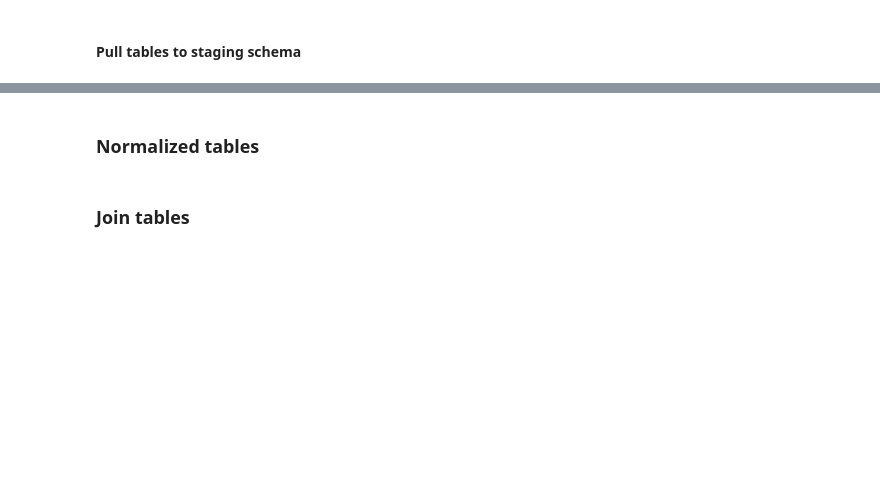
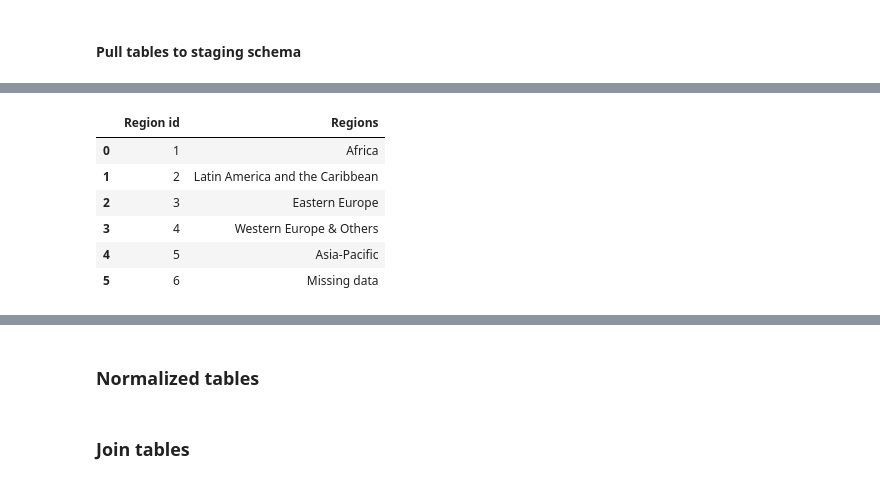
Before and after one commit to jandemeskel/UN-project, a Jupyter notebook: Transformation/transformation.ipynb, the cells around one changed output, grey strips where cells are left out. Saved outputs shown, nothing was run; the diff lists cells and outputs as text; code cells hidden in the pictures; blank space fills up the shorter version.

Commit message:
final data prep

```diff
--- a/Transformation/transformation.ipynb
+++ b/Transformation/transformation.ipynb
@@ -19,3 +35,13 @@ UPR_cycle = U.fetch_db_table('UPR_Cycle', conn, 'Staging')
+# %%
+Regions_df
+# %% [output]
+|  | Region id | Regions |
+| 0 | 1 | Africa |
+| 1 | 2 | Latin America and the Caribbean |
+| 2 | 3 | Eastern Europe |
+| 3 | 4 | Western Europe & Others |
+| 4 | 5 | Asia-Pacific |
+| 5 | 6 | Missing data |
 # %%
 Countries_df = Countries_df.merge(Regions_df, left_on="Regions", right_on="Regions")
 Countries_df = Countries_df.drop(columns=["Regions"])
```
Also changed, not shown: parts of 3 cells of this notebook, 1 other file.
